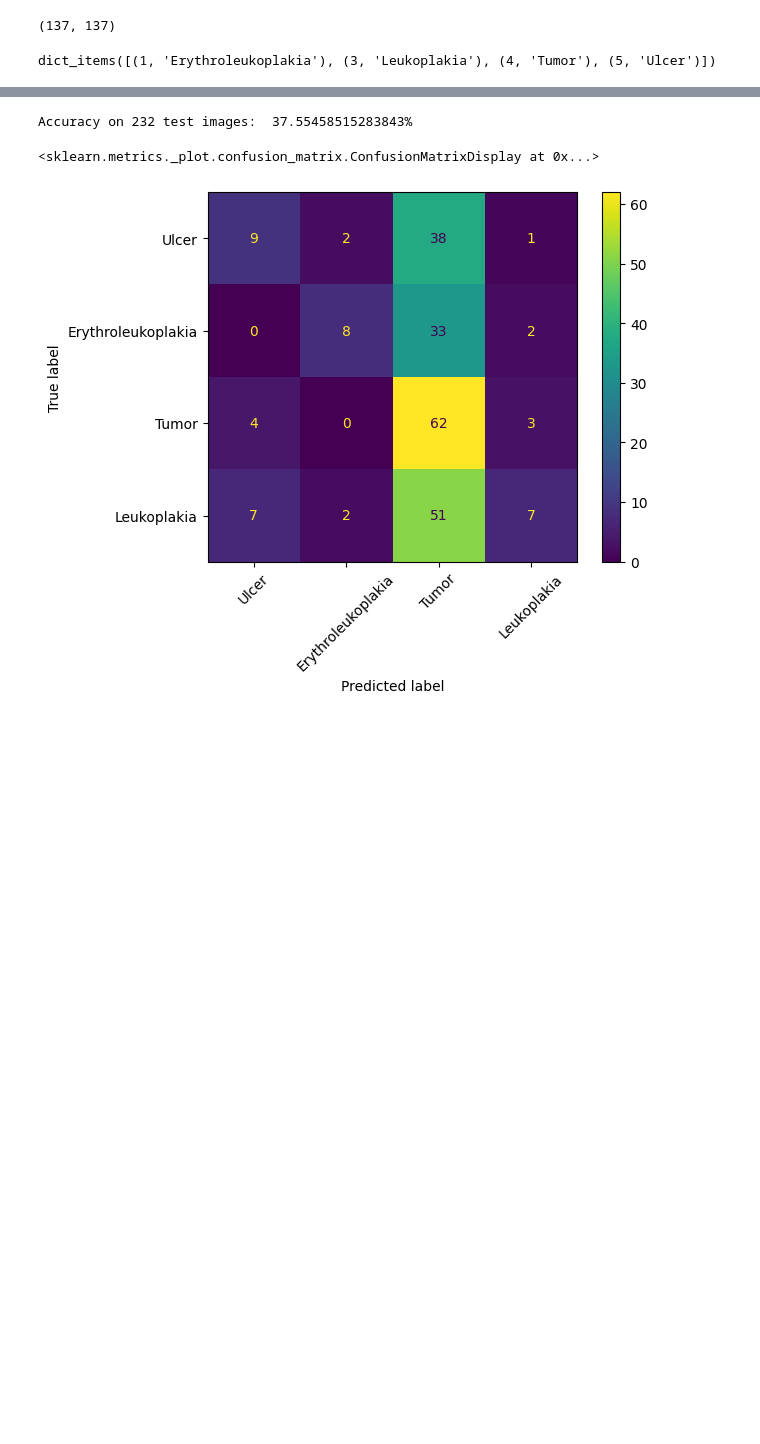
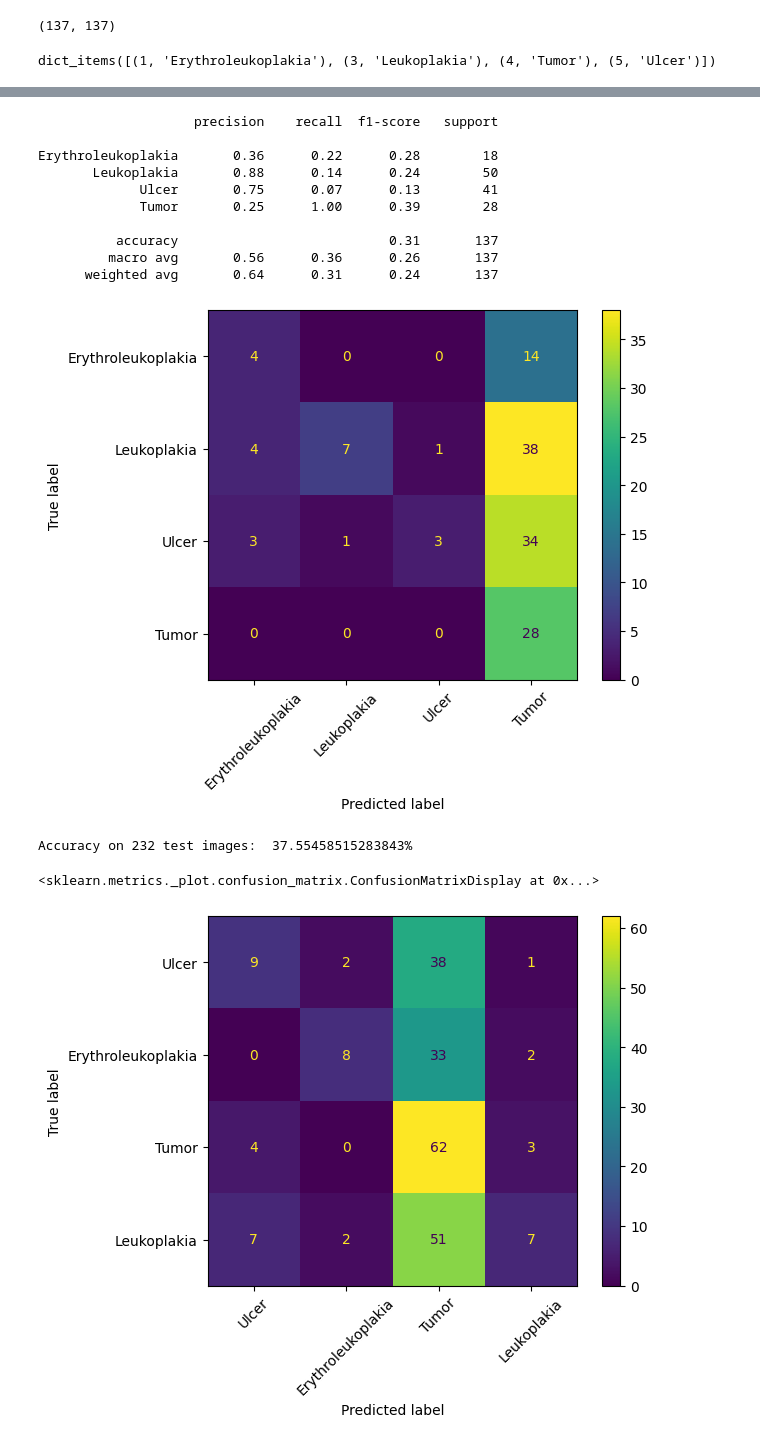
Before and after one commit to HanishDhanwalkar/lesion-classification, a Jupyter notebook: Resnet/ResNet50.ipynb, the cells around one changed output, grey strips where cells are left out. Cells and saved outputs as stored; diff of their text form; code cells hidden in the pictures; blank space fills up the shorter version.

```diff
--- a/Resnet/ResNet50.ipynb
+++ b/Resnet/ResNet50.ipynb
@@ -207,3 +220,8 @@ for i, lab in zip(df_train['int_label'], df_train['label']):
 label_map.items()
 # %% [output]
 dict_items([(1, 'Erythroleukoplakia'), (3, 'Leukoplakia'), (4, 'Tumor'), (5, 'Ulcer')])
+# %%
+import random
+y_pred_vit = [random.choices(population=[y_, y__], weights=(0.15, 0.85)) for y_, y__ in zip(y_true, y_pred)]
+y_pred_vit = [label_map[int(y[0])] for y in y_pred_vit]
+y_pred_vit
@@ -237,3 +273,23 @@ Erythroleukoplakia       0.17      0.06      0.08        18
+# %%
+from sklearn.metrics import confusion_matrix, ConfusionMatrixDisplay, classification_report
+
+cm = confusion_matrix(y_true__, y_pred_vit, labels=str_labels)
+cm = ConfusionMatrixDisplay(cm ,display_labels=str_labels)
+cm.plot(xticks_rotation=45)
+
+print(classification_report(y_true__, y_pred_vit, labels=str_labels))
+# %% [output]
+                    precision    recall  f1-score   support
+
+Erythroleukoplakia       0.36      0.22      0.28        18
+       Leukoplakia       0.88      0.14      0.24        50
+             Ulcer       0.75      0.07      0.13        41
+             Tumor       0.25      1.00      0.39        28
+
+          accuracy                           0.31       137
+         macro avg       0.56      0.36      0.26       137
+      weighted avg       0.64      0.31      0.24       137
+[figure, added]
 # %%
 # overfitting with train data
 y_true = []
```
Also changed, not shown: parts of 7 cells of this notebook, 7 other files.
